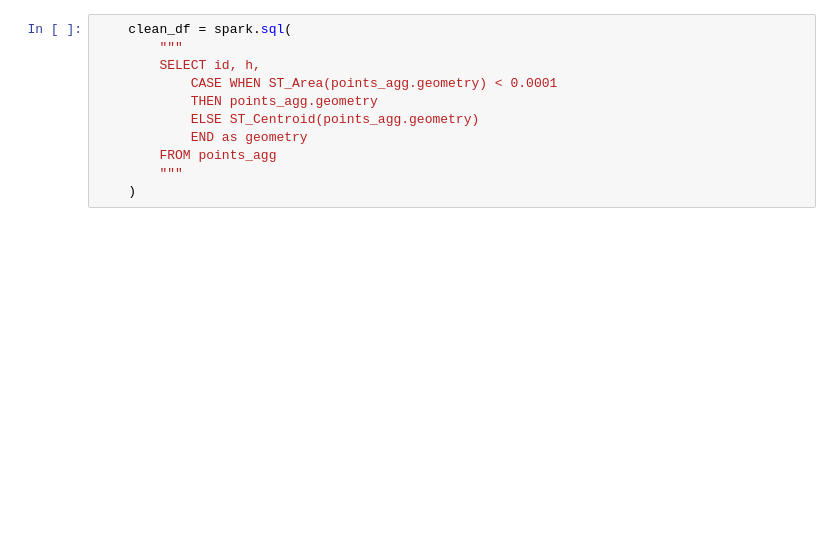
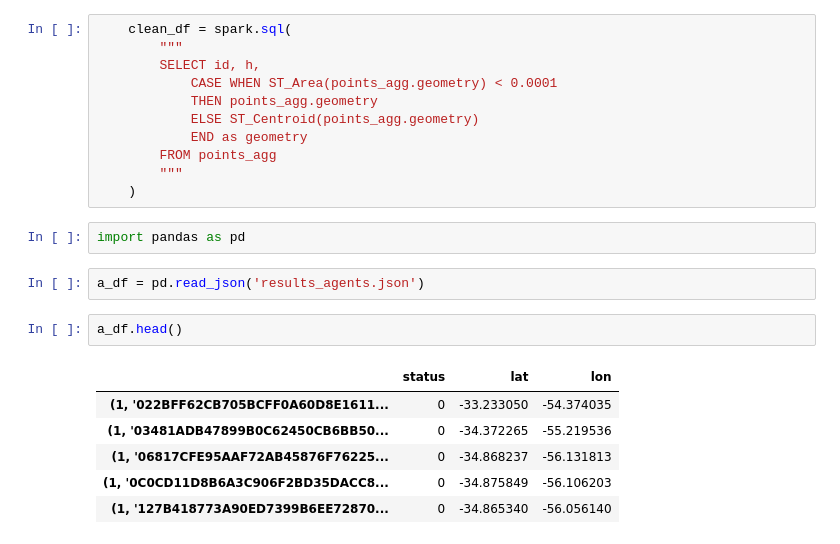
Before and after one commit to awolfmann/geocovid, a Jupyter notebook: eda.ipynb, the cells around one changed output. Saved outputs shown, nothing was run; the diff lists cells and outputs as text; blank space fills up the shorter version.

```diff
--- a/eda.ipynb
+++ b/eda.ipynb
@@ -126,3 +153,16 @@ area_df.describe('h').show()
         FROM points_agg
         """
     )
+# %%
+import pandas as pd
+# %%
+a_df = pd.read_json('results_agents.json')
+# %%
+a_df.head()
+# %% [output]
+|  | status | lat | lon |
+| (1, '022BFF62CB705BCFF0A60D8E1611... | 0 | -33.233050 | -54.374035 |
+| (1, '03481ADB47899B0C62450CB6BB50... | 0 | -34.372265 | -55.219536 |
+| (1, '06817CFE95AAF72AB45876F76225... | 0 | -34.868237 | -56.131813 |
+| (1, '0C0CD11D8B6A3C906F2BD35DACC8... | 0 | -34.875849 | -56.106203 |
+| (1, '127B418773A90ED7399B6EE72870... | 0 | -34.865340 | -56.056140 |
```
Also changed, not shown: parts of 16 cells of this notebook, 3 other files.
